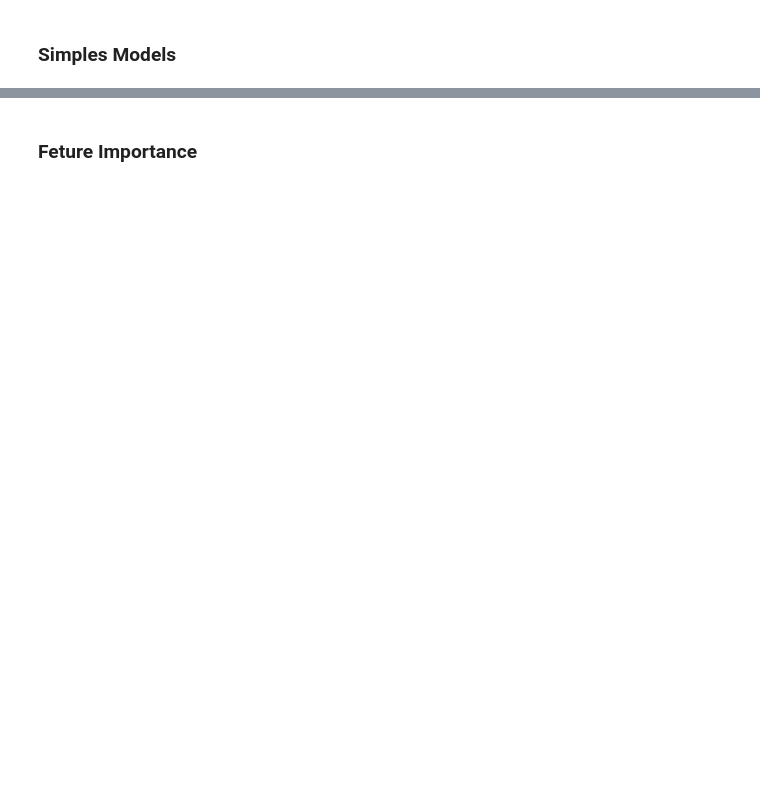
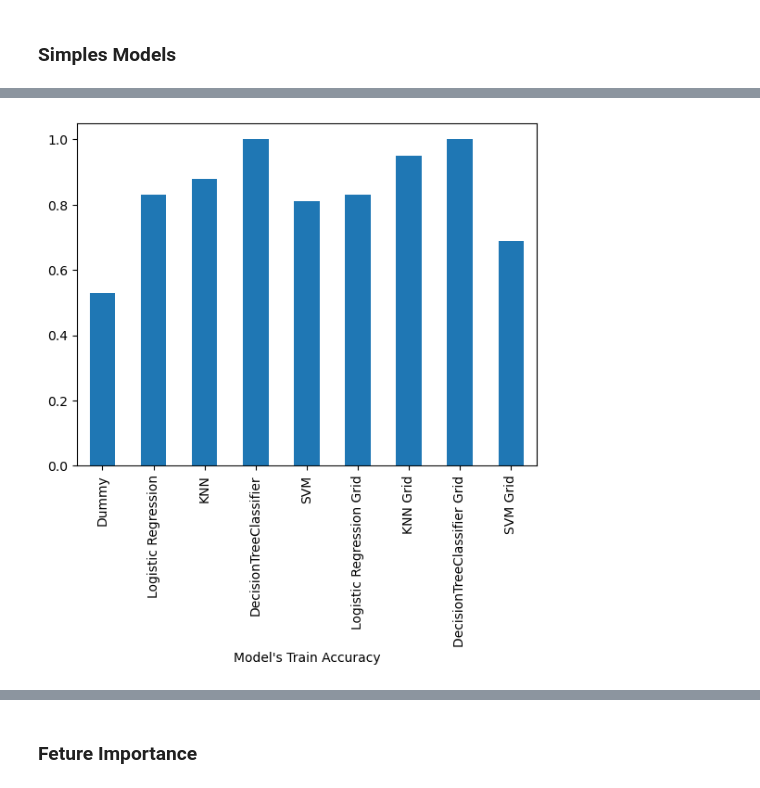
Before and after one commit to ronalcamilo/capstone, a Jupyter notebook: capstone.ipynb, the cells around one changed output, grey strips where cells are left out. Drawn from its saved outputs; the diff is of its cells as text; code cells hidden in the pictures; blank space fills up the shorter version.

```diff
--- a/capstone.ipynb
+++ b/capstone.ipynb
@@ -563,0 +567,6 @@ results_df.drop('Train Time', axis = 1).plot(kind='bar', stacked=True)
+# %%
+results_df['Train Accuracy'].plot(kind='bar', stacked=True)
+plt.xlabel("Model's Train Accuracy")
+plt.show()
+# %% [output]
+[figure, added]
```
Also changed, not shown: parts of 26 cells of this notebook, 18 other files.
